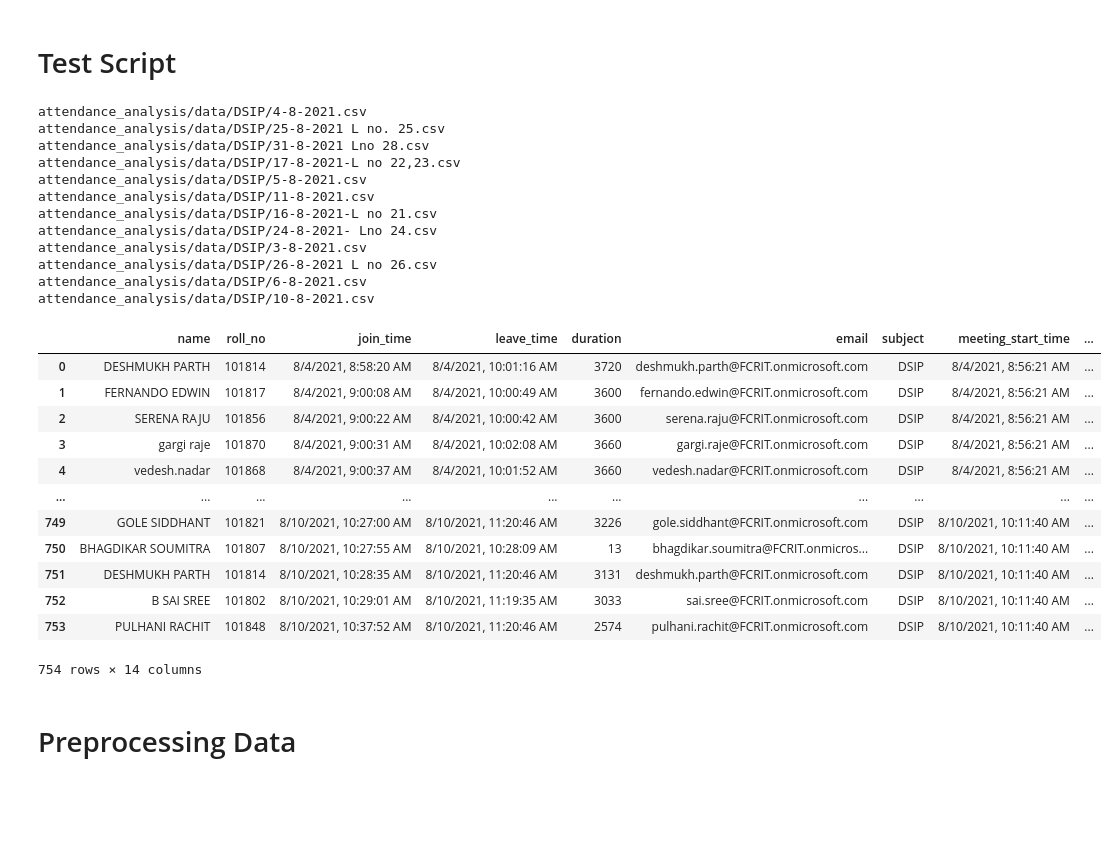
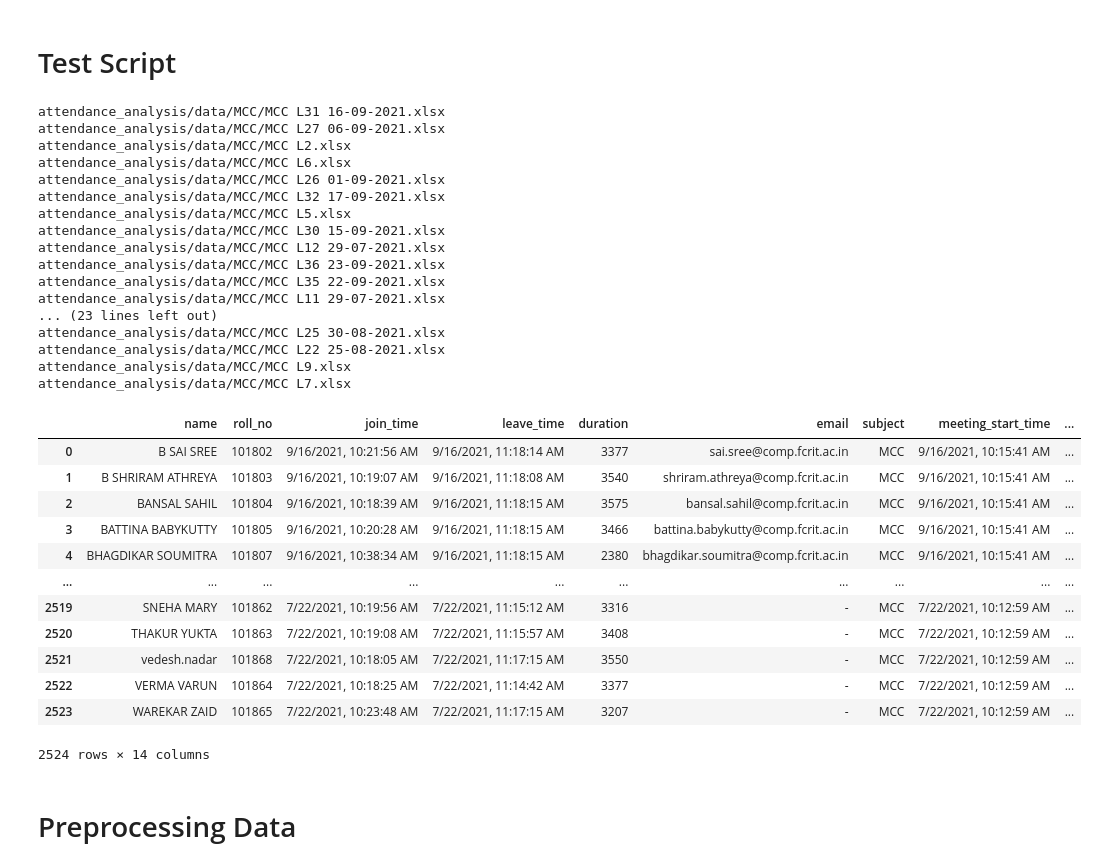
Before and after one commit to ishikaanugupta/attendance_analysis, a Jupyter notebook: scripts/preprocessing.ipynb, the cells around one changed output. Cells and saved outputs as stored; diff of their text form; code cells hidden in the pictures; blank space fills up the shorter version.

```diff
--- a/scripts/preprocessing.ipynb
+++ b/scripts/preprocessing.ipynb
@@ -106,7 +112,7 @@ def time_parser(time):
 # %% [markdown]
 # Test Script
 # %%
-subject = "DSIP"
+subject = "MCC"
 dirPath = "attendance_analysis/data/"
 all_data = []
 for file in os.listdir(dirPath+subject):
@@ -179,57 +185,62 @@ for file in os.listdir(dirPath+subject):
                     attendees[row['Full Name']] = attendee
             else:
                 if not bool(organizer):
                     organizer['organizer_name'] = row['Full Name']
                     organizer['organizer_join_time'] = row['Join Time']
                     organizer['organizer_leave_time'] = row['Leave Time']
                     organizer['organizer_duration'] = time_parser(row['Duration'])
                 else:
                     prev_join_time = datetime.strptime(organizer['organizer_join_time'], '%m/%d/%Y, %I:%M:%S %p')
                     curr_join_time = datetime.strptime(row['Join Time'], '%m/%d/%Y, %I:%M:%S %p')
                     if prev_join_time < curr_join_time:
                         organizer['organizer_leave_time'] = row['Leave Time']
                     else:
                         organizer['organizer_join_time'] = row['Join Time']
                     organizer['organizer_duration'] += time_parser(row['Duration'])
         else: # multiple join-leave
             attendee = attendees[row['Full Name']]
             prev_join_time = datetime.strptime(attendee['join_time'], '%m/%d/%Y, %I:%M:%S %p')
             curr_join_time = datetime.strptime(row['Join Time'], '%m/%d/%Y, %I:%M:%S %p')
             if prev_join_time < curr_join_time:
                 attendee['leave_time'] = row['Leave Time']
             else:
                 attendee['join_time'] = row['Join Time']
             attendee['duration'] += time_parser(row['Duration'])
     for key, student in attendees.items():
         final = {**student, **lecture_data, **organizer}
         all_data.append(final)
 display(pd.DataFrame(all_data))
 # %% [output]
-attendance_analysis/data/DSIP/4-8-2021.csv
-attendance_analysis/data/DSIP/25-8-2021 L no. 25.csv
-attendance_analysis/data/DSIP/31-8-2021 Lno 28.csv
-attendance_analysis/data/DSIP/17-8-2021-L no 22,23.csv
-attendance_analysis/data/DSIP/5-8-2021.csv
-attendance_analysis/data/DSIP/11-8-2021.csv
-attendance_analysis/data/DSIP/16-8-2021-L no 21.csv
-attendance_analysis/data/DSIP/24-8-2021- Lno 24.csv
-attendance_analysis/data/DSIP/3-8-2021.csv
-attendance_analysis/data/DSIP/26-8-2021 L no 26.csv
-attendance_analysis/data/DSIP/6-8-2021.csv
-attendance_analysis/data/DSIP/10-8-2021.csv
+attendance_analysis/data/MCC/MCC L31 16-09-2021.xlsx
+attendance_analysis/data/MCC/MCC L27 06-09-2021.xlsx
+attendance_analysis/data/MCC/MCC L2.xlsx
+attendance_analysis/data/MCC/MCC L6.xlsx
+attendance_analysis/data/MCC/MCC L26 01-09-2021.xlsx
+attendance_analysis/data/MCC/MCC L32 17-09-2021.xlsx
+attendance_analysis/data/MCC/MCC L5.xlsx
+attendance_analysis/data/MCC/MCC L30 15-09-2021.xlsx
+attendance_analysis/data/MCC/MCC L12 29-07-2021.xlsx
+attendance_analysis/data/MCC/MCC L36 23-09-2021.xlsx
+attendance_analysis/data/MCC/MCC L35 22-09-2021.xlsx
+attendance_analysis/data/MCC/MCC L11 29-07-2021.xlsx
+... (23 lines left out)
+attendance_analysis/data/MCC/MCC L25 30-08-2021.xlsx
+attendance_analysis/data/MCC/MCC L22 25-08-2021.xlsx
+attendance_analysis/data/MCC/MCC L9.xlsx
+attendance_analysis/data/MCC/MCC L7.xlsx
 |  | name | roll_no | join_time | leave_time | duration | email | subject | meeting_start_time | ... |
-| 0 | DESHMUKH PARTH | 101814 | 8/4/2021, 8:58:20 AM | 8/4/2021, 10:01:16 AM | 3720 | deshmukh.parth@FCRIT.onmicrosoft.com | DSIP | 8/4/2021, 8:56:21 AM | ... |
-| 1 | FERNANDO EDWIN | 101817 | 8/4/2021, 9:00:08 AM | 8/4/2021, 10:00:49 AM | 3600 | fernando.edwin@FCRIT.onmicrosoft.com | DSIP | 8/4/2021, 8:56:21 AM | ... |
-| 2 | SERENA RAJU | 101856 | 8/4/2021, 9:00:22 AM | 8/4/2021, 10:00:42 AM | 3600 | serena.raju@FCRIT.onmicrosoft.com | DSIP | 8/4/2021, 8:56:21 AM | ... |
-| 3 | gargi raje | 101870 | 8/4/2021, 9:00:31 AM | 8/4/2021, 10:02:08 AM | 3660 | gargi.raje@FCRIT.onmicrosoft.com | DSIP | 8/4/2021, 8:56:21 AM | ... |
-| 4 | vedesh.nadar | 101868 | 8/4/2021, 9:00:37 AM | 8/4/2021, 10:01:52 AM | 3660 | vedesh.nadar@FCRIT.onmicrosoft.com | DSIP | 8/4/2021, 8:56:21 AM | ... |
+| 0 | B SAI SREE | 101802 | 9/16/2021, 10:21:56 AM | 9/16/2021, 11:18:14 AM | 3377 | sai.sree@comp.fcrit.ac.in | MCC | 9/16/2021, 10:15:41 AM | ... |
+| 1 | B SHRIRAM ATHREYA | 101803 | 9/16/2021, 10:19:07 AM | 9/16/2021, 11:18:08 AM | 3540 | shriram.athreya@comp.fcrit.ac.in | MCC | 9/16/2021, 10:15:41 AM | ... |
+| 2 | BANSAL SAHIL | 101804 | 9/16/2021, 10:18:39 AM | 9/16/2021, 11:18:15 AM | 3575 | bansal.sahil@comp.fcrit.ac.in | MCC | 9/16/2021, 10:15:41 AM | ... |
+| 3 | BATTINA BABYKUTTY | 101805 | 9/16/2021, 10:20:28 AM | 9/16/2021, 11:18:15 AM | 3466 | battina.babykutty@comp.fcrit.ac.in | MCC | 9/16/2021, 10:15:41 AM | ... |
+| 4 | BHAGDIKAR SOUMITRA | 101807 | 9/16/2021, 10:38:34 AM | 9/16/2021, 11:18:15 AM | 2380 | bhagdikar.soumitra@comp.fcrit.ac.in | MCC | 9/16/2021, 10:15:41 AM | ... |
 | ... | ... | ... | ... | ... | ... | ... | ... | ... | ... |
-| 749 | GOLE SIDDHANT | 101821 | 8/10/2021, 10:27:00 AM | 8/10/2021, 11:20:46 AM | 3226 | gole.siddhant@FCRIT.onmicrosoft.com | DSIP | 8/10/2021, 10:11:40 AM | ... |
-| 750 | BHAGDIKAR SOUMITRA | 101807 | 8/10/2021, 10:27:55 AM | 8/10/2021, 10:28:09 AM | 13 | bhagdikar.soumitra@FCRIT.onmicros... | DSIP | 8/10/2021, 10:11:40 AM | ... |
-| 751 | DESHMUKH PARTH | 101814 | 8/10/2021, 10:28:35 AM | 8/10/2021, 11:20:46 AM | 3131 | deshmukh.parth@FCRIT.onmicrosoft.com | DSIP | 8/10/2021, 10:11:40 AM | ... |
-| 752 | B SAI SREE | 101802 | 8/10/2021, 10:29:01 AM | 8/10/2021, 11:19:35 AM | 3033 | sai.sree@FCRIT.onmicrosoft.com | DSIP | 8/10/2021, 10:11:40 AM | ... |
-| 753 | PULHANI RACHIT | 101848 | 8/10/2021, 10:37:52 AM | 8/10/2021, 11:20:46 AM | 2574 | pulhani.rachit@FCRIT.onmicrosoft.com | DSIP | 8/10/2021, 10:11:40 AM | ... |
+| 2519 | SNEHA MARY | 101862 | 7/22/2021, 10:19:56 AM | 7/22/2021, 11:15:12 AM | 3316 | - | MCC | 7/22/2021, 10:12:59 AM | ... |
+| 2520 | THAKUR YUKTA | 101863 | 7/22/2021, 10:19:08 AM | 7/22/2021, 11:15:57 AM | 3408 | - | MCC | 7/22/2021, 10:12:59 AM | ... |
+| 2521 | vedesh.nadar | 101868 | 7/22/2021, 10:18:05 AM | 7/22/2021, 11:17:15 AM | 3550 | - | MCC | 7/22/2021, 10:12:59 AM | ... |
+| 2522 | VERMA VARUN | 101864 | 7/22/2021, 10:18:25 AM | 7/22/2021, 11:14:42 AM | 3377 | - | MCC | 7/22/2021, 10:12:59 AM | ... |
+| 2523 | WAREKAR ZAID | 101865 | 7/22/2021, 10:23:48 AM | 7/22/2021, 11:17:15 AM | 3207 | - | MCC | 7/22/2021, 10:12:59 AM | ... |
-754 rows × 14 columns
+2524 rows × 14 columns
 # %%
 preprocessed_dirPath = 'attendance_analysis/preprocessed_data_json/'
 # %% [markdown]
```
Also changed, not shown: parts of 3 cells of this notebook.
